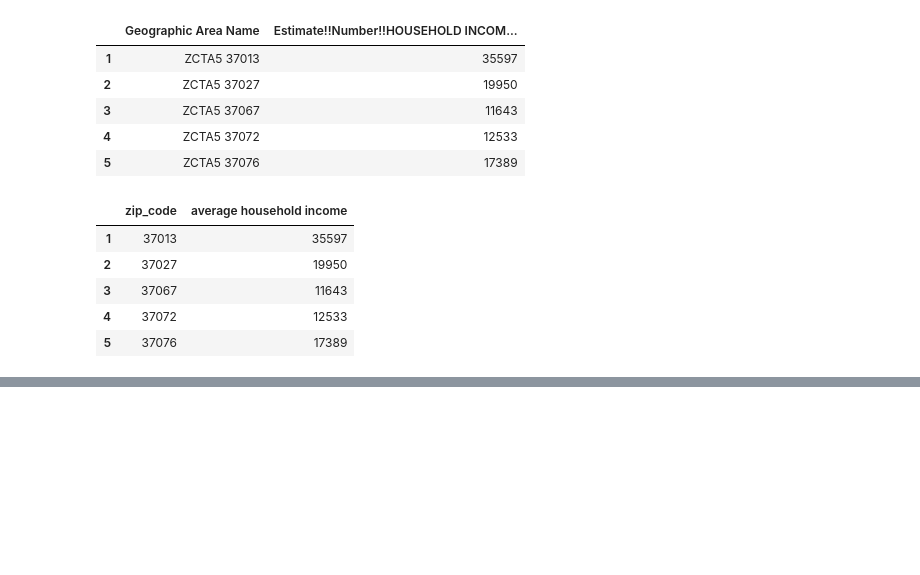
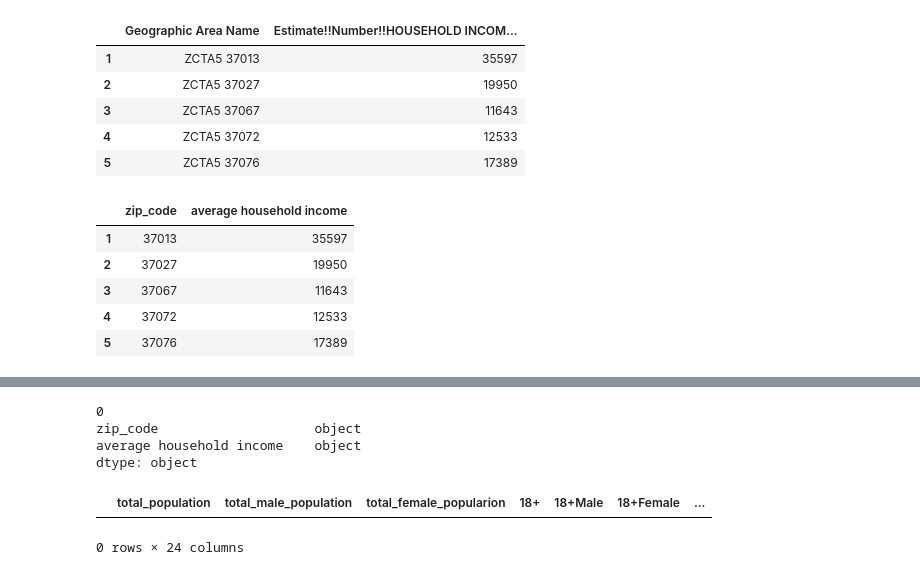
Before and after one commit to HannaKim4673/Beer_Restaurant_Success, a Jupyter notebook: Demographics_data.ipynb, the cells around one changed output, grey strips where cells are left out. Cells and saved outputs as stored; diff of their text form; code cells hidden in the pictures; blank space fills up the shorter version.

```diff
--- a/Demographics_data.ipynb
+++ b/Demographics_data.ipynb
@@ -374,3 +360,17 @@ merged_df.head()
+# %%
+income_df.dtypes
+# %% [output]
+0
+zip_code                    object
+average household income    object
+dtype: object
+# %%
+# join databases on zip code
+merged_df = demo_df.merge(edu_df, on='zip_code').merge(income_df, on="zip_code")
+merged_df.head()
+# %% [output]
+|  | total_population | total_male_population | total_female_popularion | 18+ | 18+Male | 18+Female | ... |
+0 rows × 24 columns
 # %%
 # export csv files
 #income_df.to_csv("Resources/income_data_clean.csv")
```
Also changed, not shown: parts of 16 cells of this notebook.
